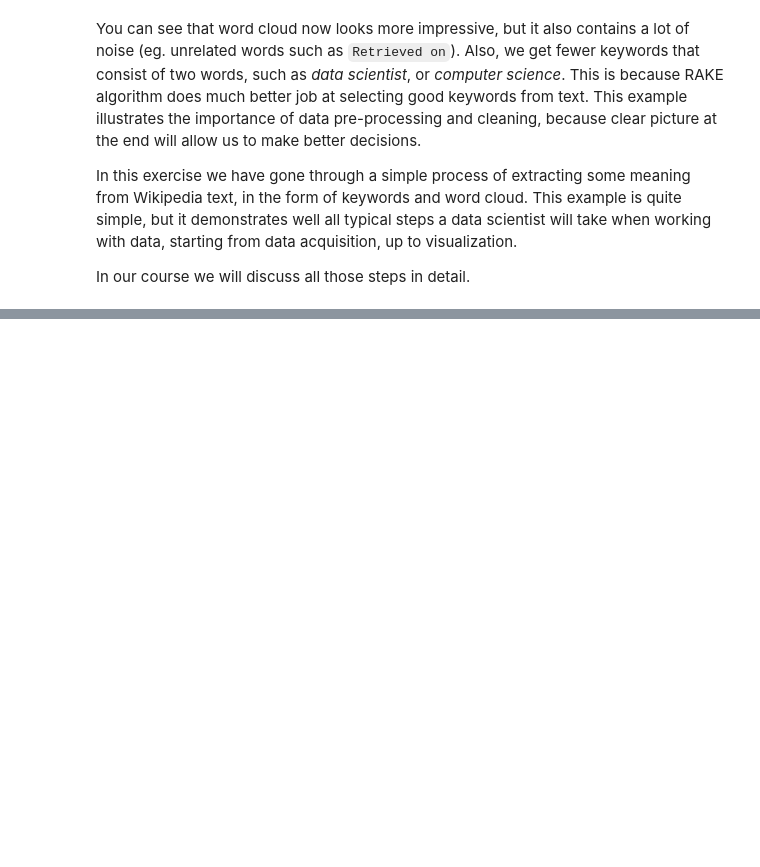
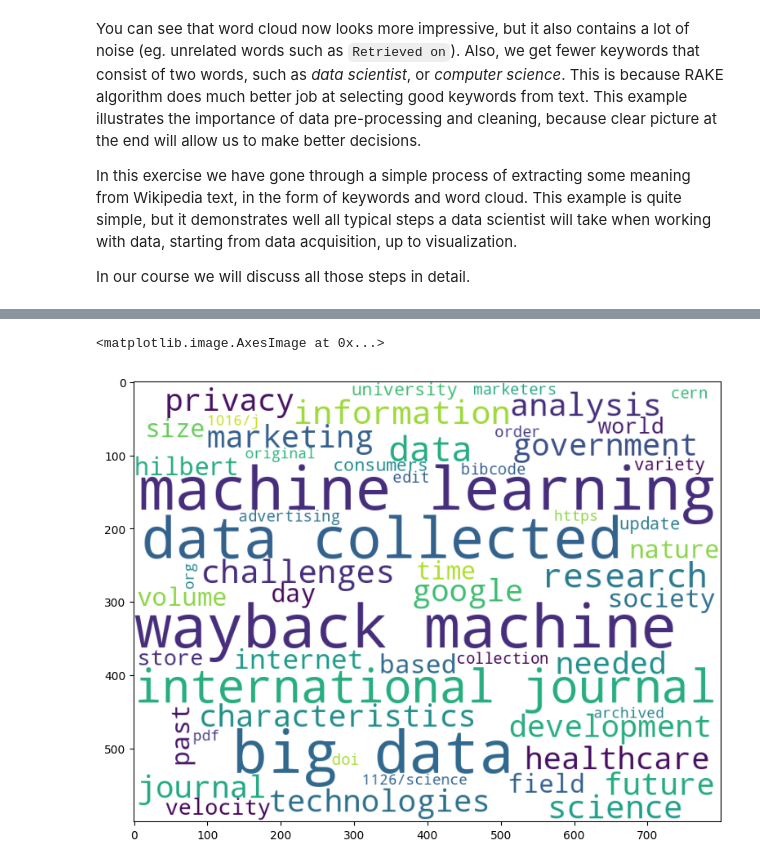
Before and after one commit to mohamed952741/Data-Science-For-Beginners, a Jupyter notebook: 1-Introduction/01-defining-data-science/notebook.ipynb, the cells around one changed output, grey strips where cells are left out. Drawn from its saved outputs; the diff is of its cells as text; code cells hidden in the pictures; blank space fills up the shorter version.

```diff
--- a/1-Introduction/01-defining-data-science/notebook.ipynb
+++ b/1-Introduction/01-defining-data-science/notebook.ipynb
@@ -159,0 +288,9 @@ In our course we will discuss all those steps in detail.
+# %%
+!{sys.executable} -m pip install wordcloud
+from wordcloud import WordCloud
+import matplotlib.pyplot as plt
+
+wc = WordCloud(background_color='white',width=800,height=600)
+plt.figure(figsize=(15,7))
+plt.imshow(wc.generate_from_frequencies({ k:v for k,v in bigres }))
+# %% [output]
@@ -159,0 +309,2 @@ In our course we will discuss all those steps in detail.
+<matplotlib.image.AxesImage at 0x...>
+[figure, added]
```
Also changed, not shown: parts of 18 cells of this notebook.
